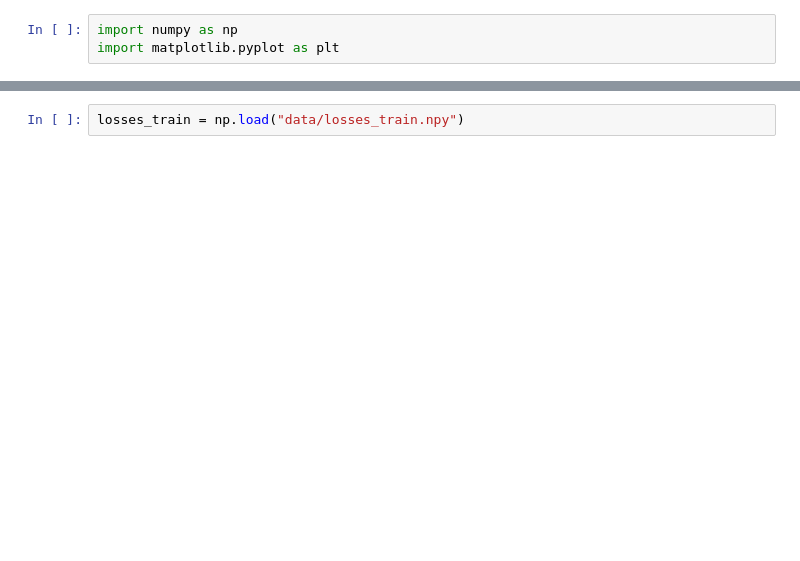
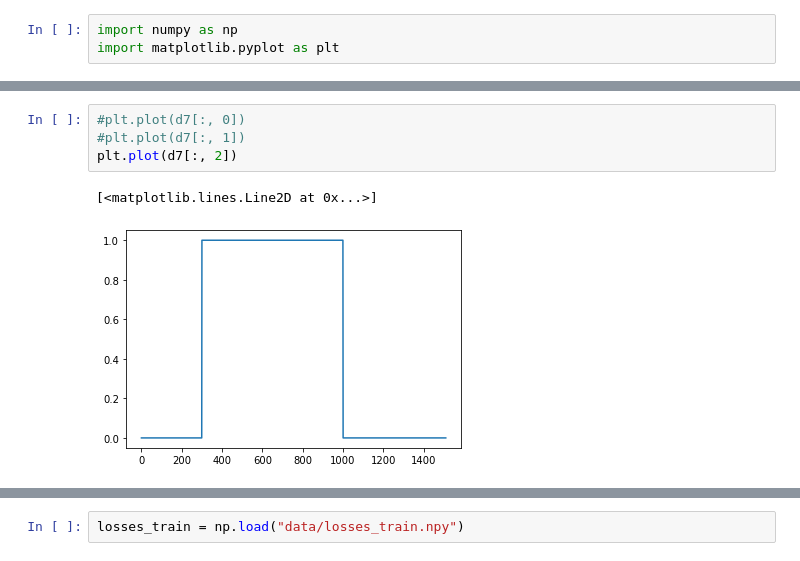
Before and after one commit to Gabriel-Ducrocq/segmentationCryoEM, a Jupyter notebook: Untitled.ipynb, the cells around one changed output, grey strips where cells are left out. Saved outputs shown, nothing was run; the diff lists cells and outputs as text; blank space fills up the shorter version.

```diff
--- a/Untitled.ipynb
+++ b/Untitled.ipynb
@@ -26,0 +34,7 @@ array([1.0000000e+00, 1.1258833e-16], dtype=float32)
+# %%
+#plt.plot(d7[:, 0])
+#plt.plot(d7[:, 1])
+plt.plot(d7[:, 2])
+# %% [output]
+[<matplotlib.lines.Line2D at 0x...>]
+[figure, added]
```
Also changed, not shown: parts of 22 cells of this notebook, 1 other file.
